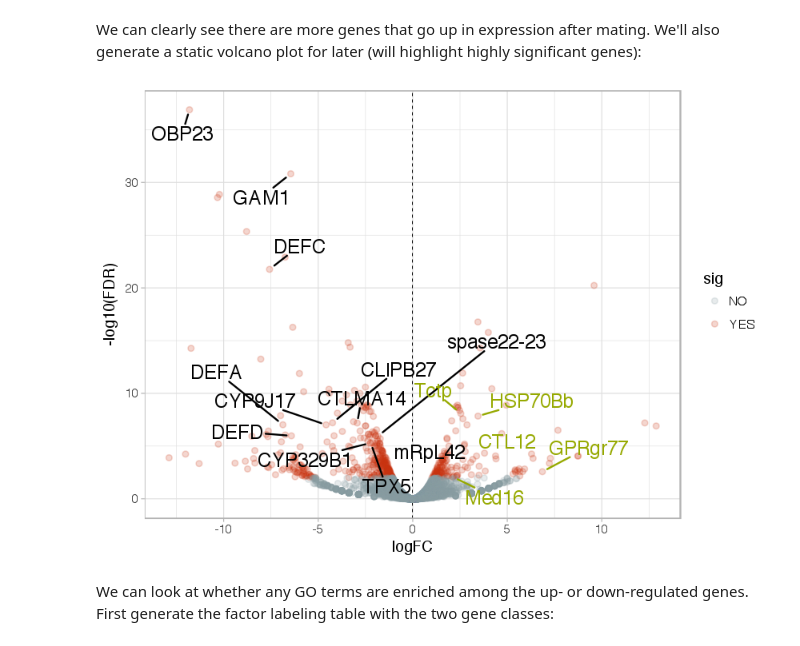
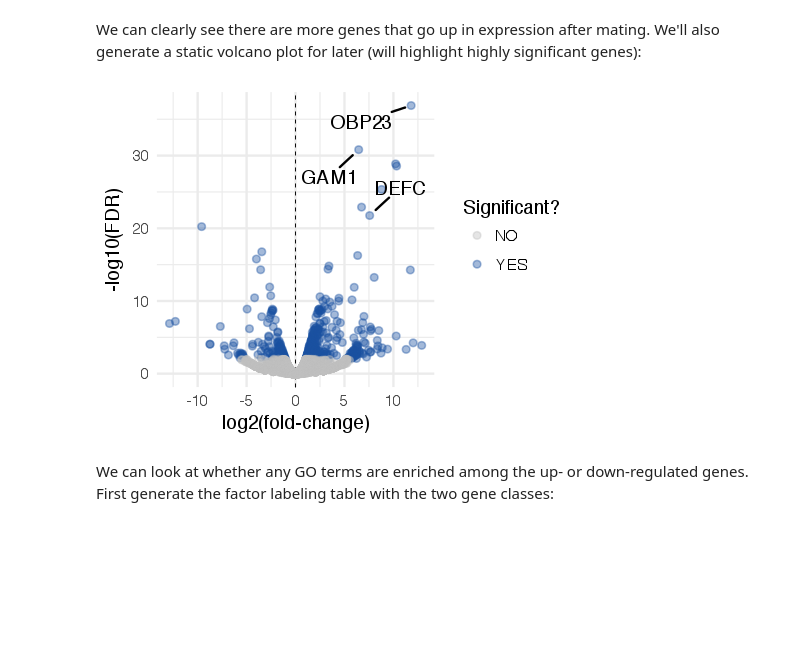
Before and after one commit to YazBraimah/Aegypti.ejaculatomics, a Jupyter notebook: Analyses/R_analysis_notebook.ipynb, the cells around one changed output. Cells and saved outputs as stored; diff of their text form; code cells hidden in the pictures; blank space fills up the shorter version.

```diff
--- a/Analyses/R_analysis_notebook.ipynb
+++ b/Analyses/R_analysis_notebook.ipynb
@@ -861,7 +863,7 @@ abline(h=median(voomC$E),col="blue")
 # %% [markdown]
 We'll set up the contrast between the virgin and depleted MAG samples, and between the virgin MAG and testes:
 # %%
-vMAG.v.dMAG <- makeContrasts(vMAG.vs.dMAG=virMAG-depMAG,
+dMAG.v.vMAG <- makeContrasts(dMAG.vs.vMAG=depMAG-virMAG,
                              levels=e.design)
 
 vMAG.v.testes <- makeContrasts(vMAG.vs.testes=virMAG-testes,
@@ -869,24 +871,24 @@ vMAG.v.testes <- makeContrasts(vMAG.vs.testes=virMAG-testes,
 # %% [markdown]
 Now run the LRT on the fit object to identify differentially expressed genes:
 # %%
-lrt.dvMAG <- glmLRT(e.dgeList_fit, contrast = vMAG.v.dMAG)
+lrt.vdMAG <- glmLRT(e.dgeList_fit, contrast = dMAG.v.vMAG)
 lrt.testes_vMAG <- glmLRT(e.dgeList_fit, contrast = vMAG.v.testes)
 # %% [markdown]
 We'll extract the genes that are >2-fold up- or down-regulated at an FDR cutoff of 0.01:
 # %%
-lrt.dvMAG.tTags <- topTags(lrt.dvMAG, n = NULL)
-lrt.dvMAG.tTags.table <- lrt.dvMAG.tTags$table
+lrt.vdMAG.tTags <- topTags(lrt.vdMAG, n = NULL)
+lrt.vdMAG.tTags.table <- lrt.vdMAG.tTags$table
 
 # create a list of all DE genes:
-dvMAG.DE.list<-subset(lrt.dvMAG.tTags.table, logFC < -1 & FDR<0.01 | logFC > 1 & FDR<0.01)$GeneID
-dvMAG.DE.list.CDS  = unique(subset(gene.features, gene_id %in% dvMAG.DE.list & ref_gene_id != "NA")$gene_id)
+vdMAG.DE.list<-subset(lrt.vdMAG.tTags.table, logFC < -1 & FDR<0.01 | logFC > 1 & FDR<0.01)$GeneID
+vdMAG.DE.list.CDS  = unique(subset(gene.features, gene_id %in% vdMAG.DE.list & ref_gene_id != "NA")$gene_id)
 
 # and a list of up-regulated and down-regulated genes:
-virUP.list<-subset(lrt.dvMAG.tTags.table, logFC > 1 & FDR<0.01)$GeneID
-depUP.list<-subset(lrt.dvMAG.tTags.table, logFC < -1 & FDR<0.01)$GeneID
+virUP.list<-subset(lrt.vdMAG.tTags.table, logFC < -1 & FDR<0.01)$GeneID
+depUP.list<-subset(lrt.vdMAG.tTags.table, logFC > 1 & FDR<0.01)$GeneID
 
 virUP.list.CDS = unique(subset(gene.features, gene_id %in% virUP.list & ref_gene_id != "NA")$gene_id)
 virDOWN.list.CDS = unique(subset(gene.features, gene_id %in% depUP.list & ref_gene_id != "NA")$gene_id)
 
-paste("The number of gene transcripts the are differentially expressed between virgin and depleted MAGs is ", length(dvMAG.DE.list), ", of which ", length(dvMAG.DE.list.CDS), " are annotated protein coding genes. Of these, ", length(virUP.list.CDS), " show significantly higher expression in the virgin MAGs, and ", length(virDOWN.list.CDS), " go up in expression after mating", sep="")
+paste("The number of gene transcripts the are differentially expressed between virgin and depleted MAGs is ", length(vdMAG.DE.list), ", of which ", length(vdMAG.DE.list.CDS), " are annotated protein coding genes. Of these, ", length(virUP.list.CDS), " go down in expression after mating, and ", length(virDOWN.list.CDS), " go up in expression after mating", sep="")
 # %% [output]
@@ -919,35 +921,39 @@ glXYPlot(x=lrt_vMAG.v.testes$table$logFC, y=-log10(lrt_vMAG.v.testes$table$PValu
 # %% [markdown]
 We can clearly see there are more genes that go up in expression after mating. We'll also generate a static volcano plot for later (will highlight highly significant genes):
 # %%
-tmpVolcano = lrt.dvMAG.tTags.table
-tmpVolcano$sig = ifelse(tmpVolcano$FDR < 0.01 & tmpVolcano$logFC > 1 | tmpVolcano$FDR < 0.01 & tmpVolcano$logFC < -1, "YES", "NO")
+tmpVolcano = lrt.vdMAG.tTags.table
+tmpVolcano$`Significant?` = ifelse(tmpVolcano$FDR < 0.01 & tmpVolcano$logFC > 1 | tmpVolcano$FDR < 0.01 & tmpVolcano$logFC < -1, "YES", "NO")
 
-options(repr.plot.width = 7, repr.plot.height = 5)
-ggplot(tmpVolcano, aes(logFC, -log10(FDR), colour = sig)) +
+options(repr.plot.width = 4, repr.plot.height = 3)
+# pdf("Results/deMAG_volcano_plot.pdf", width = 4, height = 3)
+ggplot(tmpVolcano, aes(logFC, -log10(FDR), colour = `Significant?`)) +
     geom_vline(xintercept = 0, linetype = "dashed", size = 0.2) +
-    geom_point(alpha=0.2) +
-    geom_text_repel(data = subset(tmpVolcano, logFC < -1 & -log10(FDR) > 5 & !is.na(gene_name)),
-                    aes(logFC, -log10(FDR),label=gene_name),
-                    force = 12,
-                    inherit.aes = F,
-                    box.padding = unit(0.35, "lines"),
-                    point.padding = unit(0.5, "lines"),
-                    fontface = "bold",
-                    size = 5,
-                    colour = "black") +
-    geom_text_repel(data = subset(tmpVolcano, logFC > 2 & -log10(FDR) > 1 & !is.na(gene_name)),
+    geom_point(alpha=0.4) +
+    geom_text_repel(data = subset(tmpVolcano, logFC > 2 & -log10(FDR) > 20 & !is.na(gene_name)),
                     aes(logFC, -log10(FDR),label=gene_name),
                     force = 30,
                     inherit.aes = F,
                     box.padding = unit(0.35, "lines"),
                     point.padding = unit(0.5, "lines"),
                     fontface = "bold",
-                    size = 5,
-                    colour = "#96a900") +
-    scale_colour_manual(values = wes_palette("Royal1")) +
-    theme_light()
+                    size = 4,
+                    colour = "black") +
+#     geom_text_repel(data = subset(tmpVolcano, logFC > 2 & -log10(FDR) > 10 & !is.na(gene_name)),
+#                     aes(logFC, -log10(FDR),label=GeneID),
+#                     force = 30,
+#                     inherit.aes = F,
+#                     box.padding = unit(0.35, "lines"),
+#                     point.padding = unit(0.5, "lines"),
+#                     fontface = "bold",
+#                     size = 5,
+#                     colour = "#96a900") +
+    scale_colour_manual(values = c("gray", "#1b50a0")) +
+    labs(x = "log2(fold-change)") +
+    theme(axis.text.x = element_text(size = 14)) +
+    theme_minimal()
+# dev.off()
 # %% [output]
-[figure, old version]
+[figure, new version]
 # %% [markdown]
 We can look at whether any GO terms are enriched among the up- or down-regulated genes. First generate the factor labeling table with the two gene classes:
 # %%
```
Also changed, not shown: parts of 175 cells of this notebook, 1 other file.
